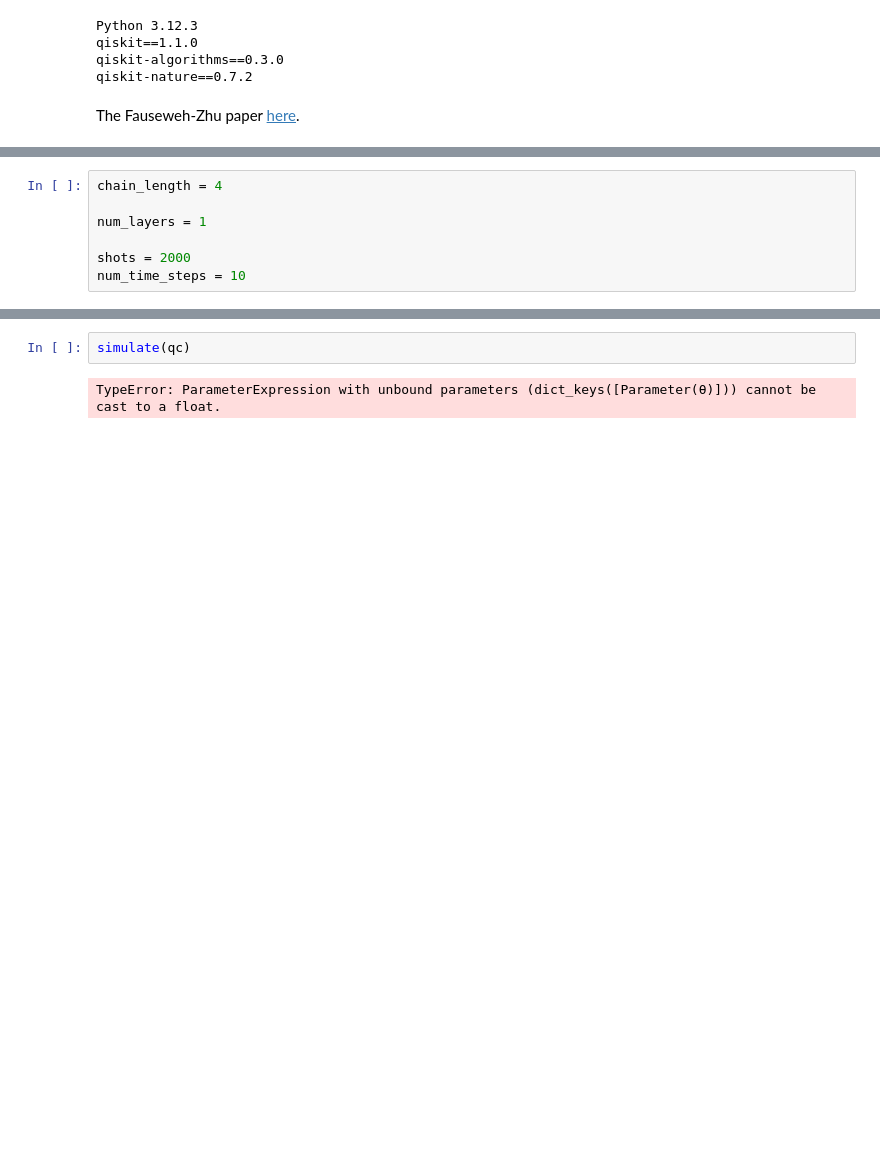
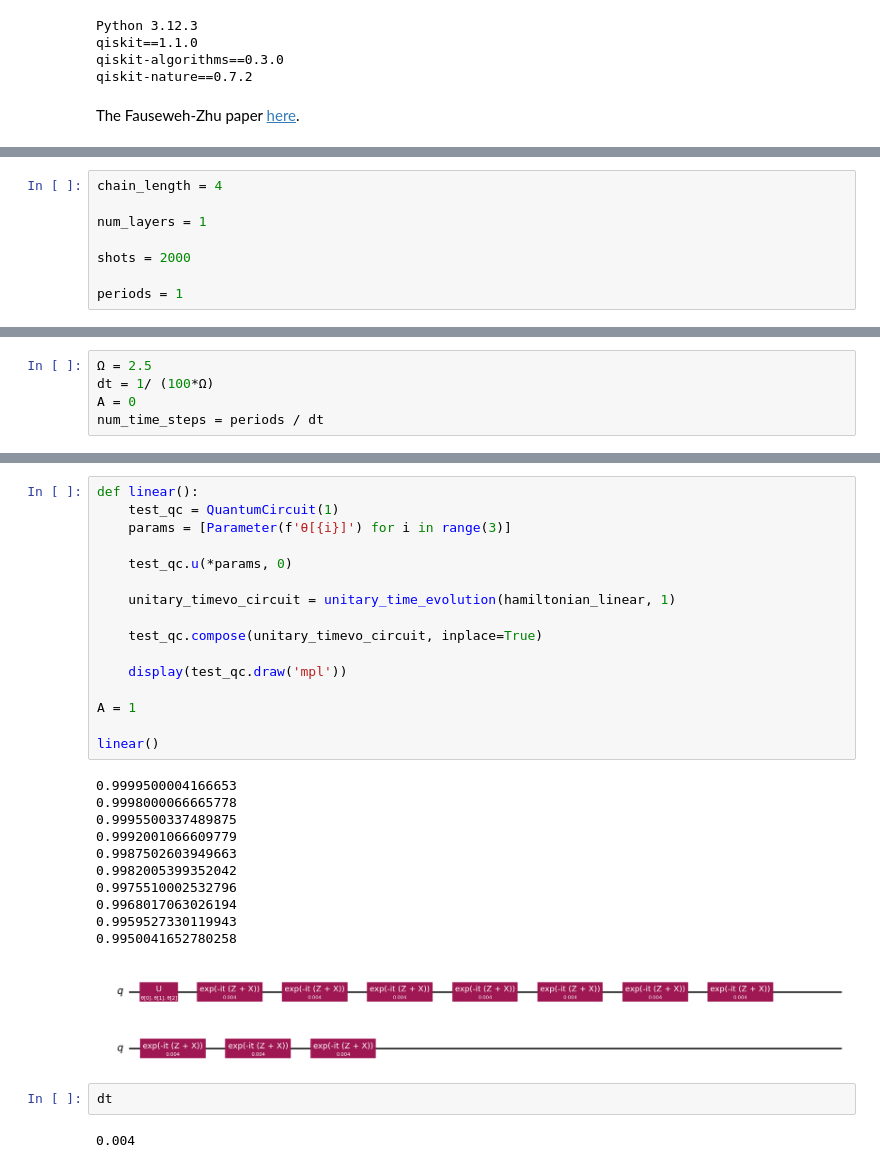
Before and after one commit to FazinHan/quantum-simulation, a Jupyter notebook: playground.ipynb, the cells around one changed output, grey strips where cells are left out. Drawn from its saved outputs; the diff is of its cells as text; blank space fills up the shorter version.

```diff
--- a/playground.ipynb
+++ b/playground.ipynb
@@ -33,7 +25,8 @@ chain_length = 4
 num_layers = 1
 
 shots = 2000
-num_time_steps = 10
+
+periods = 1
 # %%
 parameter_space_size = 2 * chain_length + 3 * chain_length * num_layers
 
@@ -43,2 +34,7 @@ theta = Parameter('θ')
+# %%
+Ω = 2.5
+dt = 1/ (100*Ω)
+A = 0
+num_time_steps = periods / dt
 # %%
 def ansatz_circuit_0(qc, param_space):
@@ -140,4 +165,32 @@ qc.draw('mpl')
 # %%
-simulate(qc)
+def linear():
+    test_qc = QuantumCircuit(1)
+    params = [Parameter(f'θ[{i}]') for i in range(3)]
+
+    test_qc.u(*params, 0)
+
+    unitary_timevo_circuit = unitary_time_evolution(hamiltonian_linear, 1)
+
+    test_qc.compose(unitary_timevo_circuit, inplace=True)
+
+    display(test_qc.draw('mpl'))
+
+A = 1
+
+linear()
 # %% [output]
-TypeError: ParameterExpression with unbound parameters (dict_keys([Parameter(θ)])) cannot be cast to a float.
+0.9999500004166653
+0.9998000066665778
+0.9995500337489875
+0.9992001066609779
+0.9987502603949663
+0.9982005399352042
+0.9975510002532796
+0.9968017063026194
+0.9959527330119943
+0.9950041652780258
+[figure, added]
+# %%
+dt
+# %% [output]
+0.004
```
Also changed, not shown: parts of 9 cells of this notebook.
